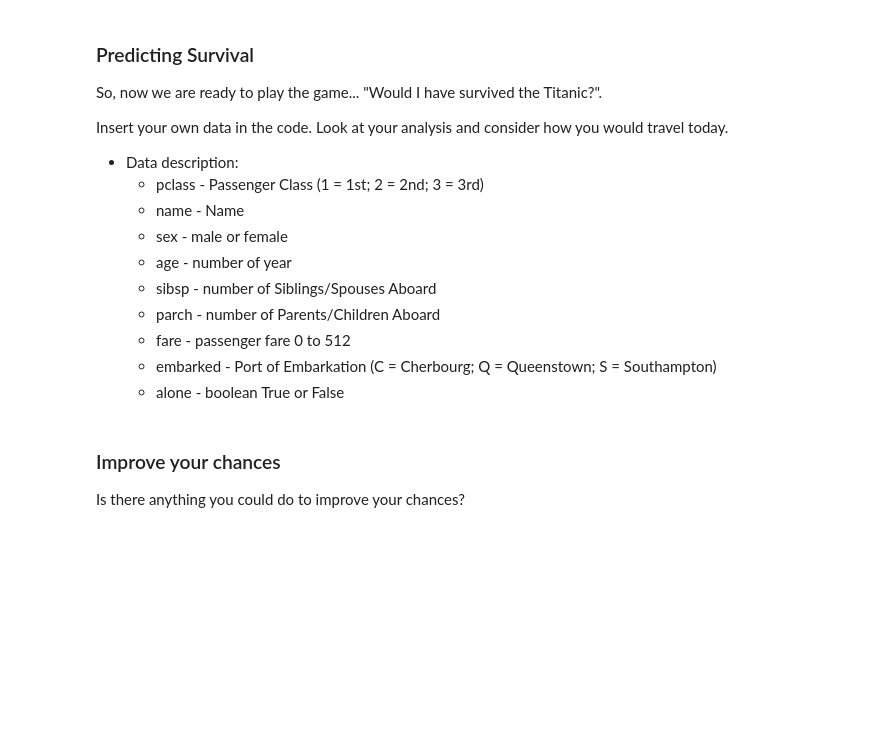
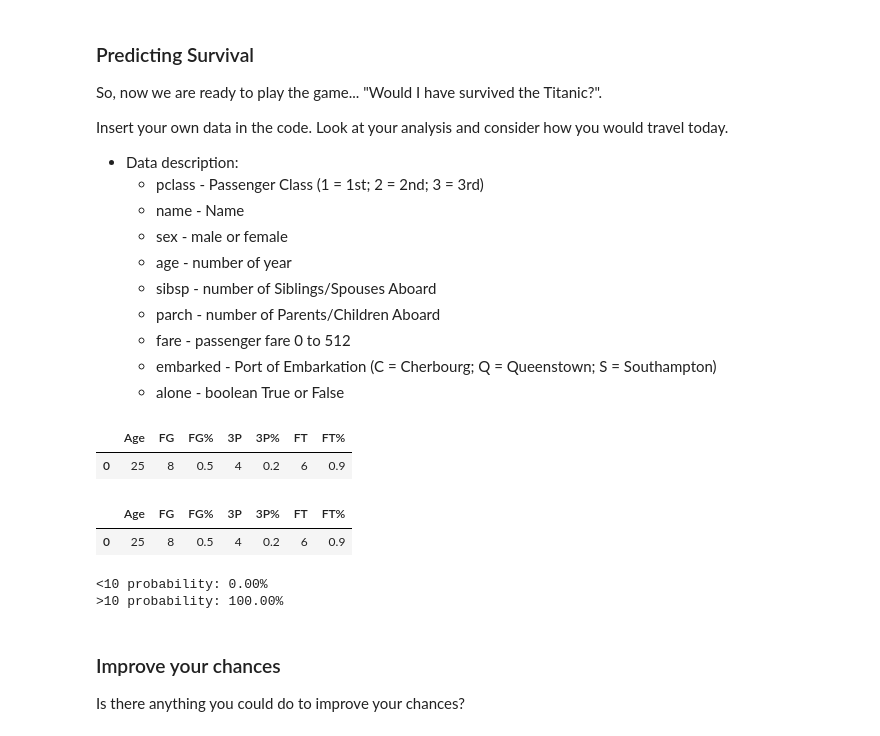
Before and after one commit to rayanesouuuu1234/student02, a Jupyter notebook: _notebooks/2024-03-05-DS-python-pandas-df_titanic.ipynb, the cells around one changed output. Saved outputs shown, nothing was run; the diff lists cells and outputs as text; code cells hidden in the pictures; blank space fills up the shorter version.

```diff
--- a/_notebooks/2024-03-05-DS-python-pandas-df_titanic.ipynb
+++ b/_notebooks/2024-03-05-DS-python-pandas-df_titanic.ipynb
@@ -230,3 +172,36 @@ print('Survival probability: {:.2%}'.format(alive_proba))
+# %%
+import numpy as np
+
+# Logistic regression model is used to predict the probability
+
+# Define a new player
+player = pd.DataFrame({
+    'Age': [25],
+    'FG': [8],
+    'FG%': [.50],
+    '3P': [4],
+    '3P%': [.20],
+    'FT': [6],
+    'FT%': [1],
+})
+
+display(player)
+new_player = player.copy()
+display(new_player)
+
+# Predict the survival probability for the new passenger
+dead_proba, alive_proba = np.squeeze(logreg.predict_proba(new_player))
+
+# Print the survival probability
+print('<10 probability: {:.2%}'.format(dead_proba))
+print('>10 probability: {:.2%}'.format(alive_proba))
+# %% [output]
+|  | Age | FG | FG% | 3P | 3P% | FT | FT% |
+| 0 | 25 | 8 | 0.5 | 4 | 0.2 | 6 | 0.9 |
+|  | Age | FG | FG% | 3P | 3P% | FT | FT% |
+| 0 | 25 | 8 | 0.5 | 4 | 0.2 | 6 | 0.9 |
+<10 probability: 0.00%
+>10 probability: 100.00%
 # %% [markdown]
 ### Improve your chances
 Is there anything you could do to improve your chances?
```
Also changed, not shown: parts of 11 cells of this notebook, 1 other file.
